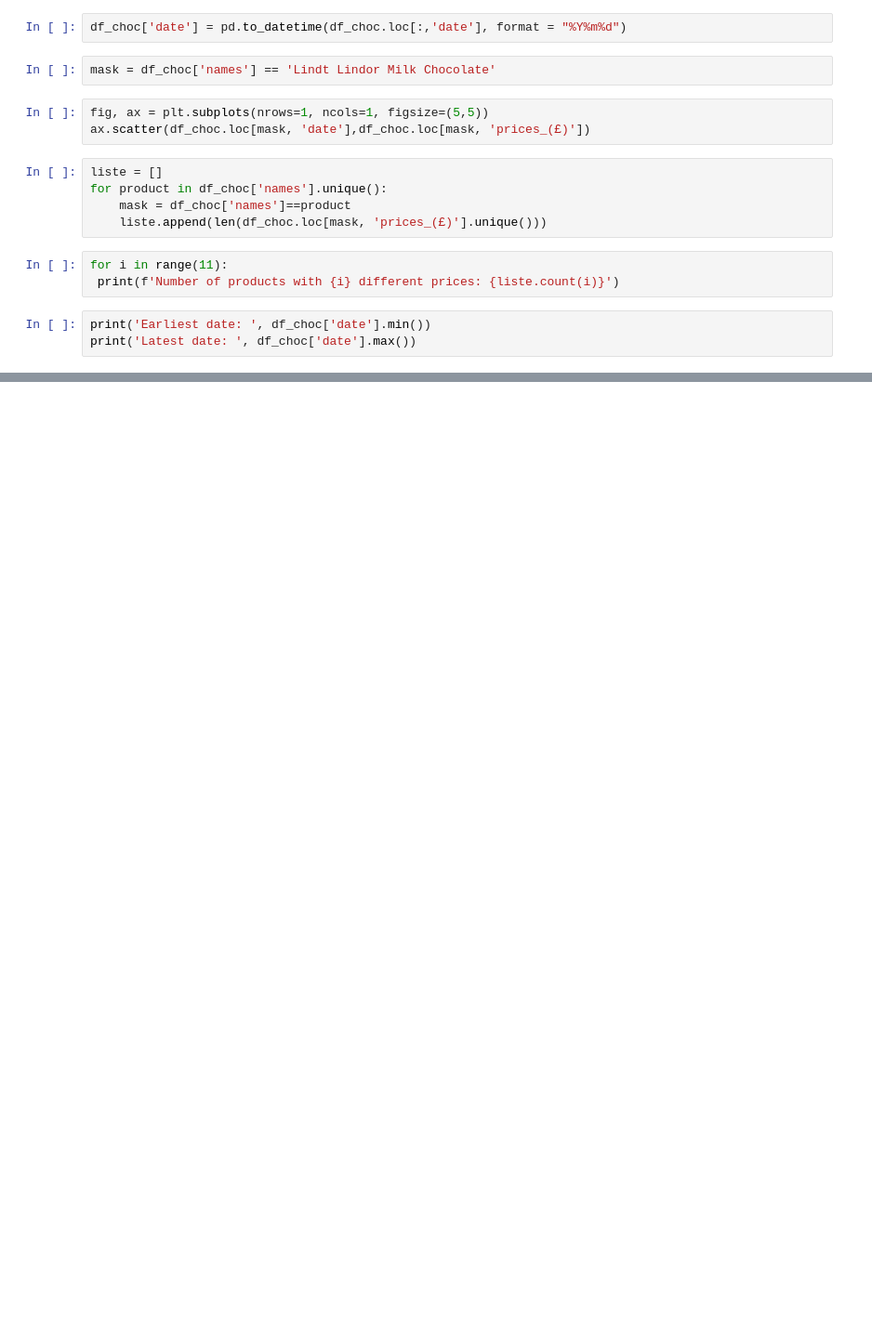
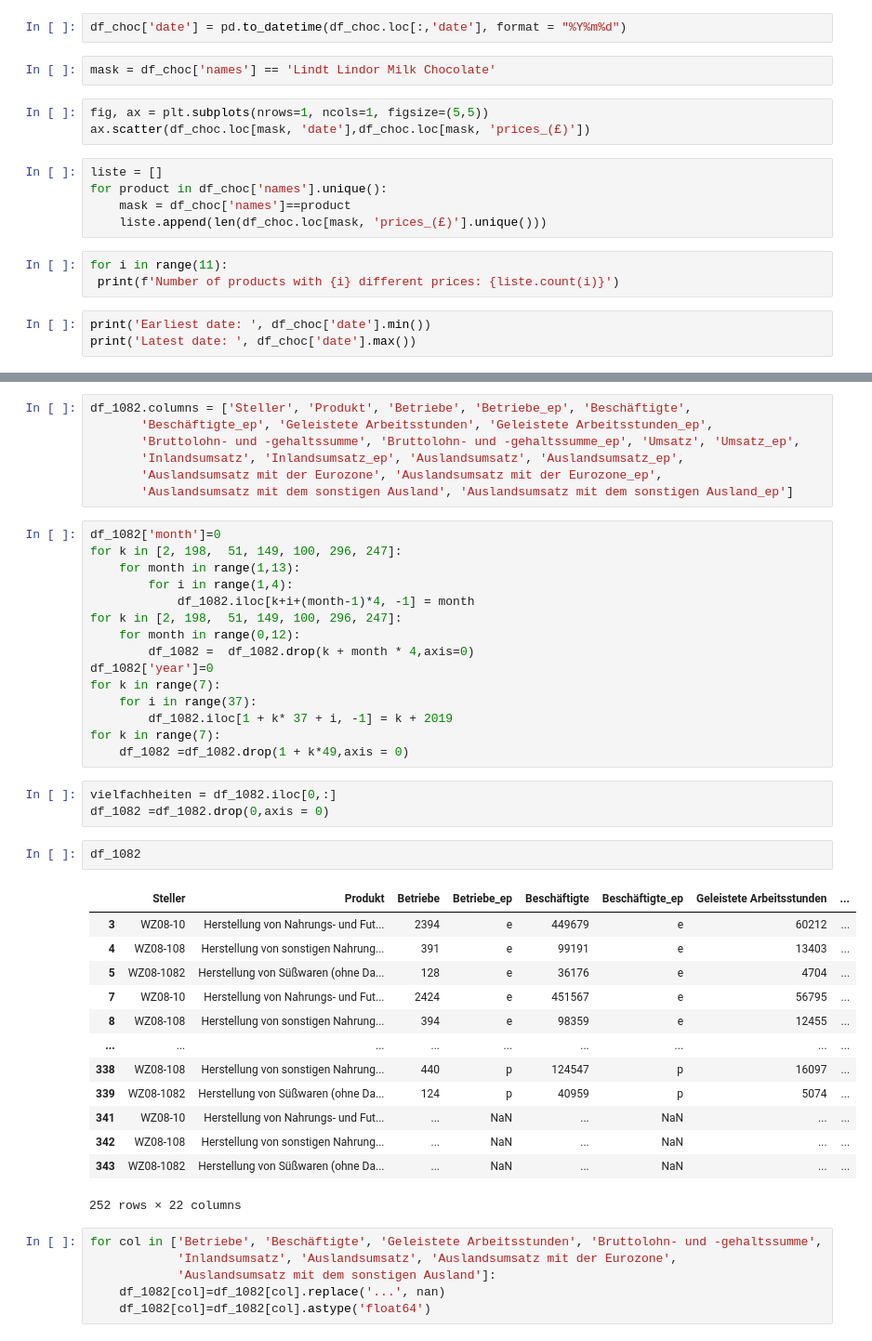
Before and after one commit to salimaabdalla/dpp_projekt_2026, a Jupyter notebook: notebooks/01_exploration.ipynb, the cells around one changed output, grey strips where cells are left out. Shown at 93% size. Drawn from its saved outputs; the diff is of its cells as text; blank space fills up the shorter version.

```diff
--- a/notebooks/01_exploration.ipynb
+++ b/notebooks/01_exploration.ipynb
@@ -72,0 +99,47 @@ print('Latest date: ', df_choc['date'].max())
+# %%
+df_1082.columns = ['Steller', 'Produkt', 'Betriebe', 'Betriebe_ep', 'Beschäftigte',
+       'Beschäftigte_ep', 'Geleistete Arbeitsstunden', 'Geleistete Arbeitsstunden_ep',
+       'Bruttolohn- und -gehaltssumme', 'Bruttolohn- und -gehaltssumme_ep', 'Umsatz', 'Umsatz_ep',
+       'Inlandsumsatz', 'Inlandsumsatz_ep', 'Auslandsumsatz', 'Auslandsumsatz_ep',
+       'Auslandsumsatz mit der Eurozone', 'Auslandsumsatz mit der Eurozone_ep',
+       'Auslandsumsatz mit dem sonstigen Ausland', 'Auslandsumsatz mit dem sonstigen Ausland_ep']
+# %%
+df_1082['month']=0
+for k in [2, 198,  51, 149, 100, 296, 247]:
+    for month in range(1,13):
+        for i in range(1,4):
+            df_1082.iloc[k+i+(month-1)*4, -1] = month
+for k in [2, 198,  51, 149, 100, 296, 247]:
+    for month in range(0,12):
+        df_1082 =  df_1082.drop(k + month * 4,axis=0)
+df_1082['year']=0
+for k in range(7):
+    for i in range(37):
+        df_1082.iloc[1 + k* 37 + i, -1] = k + 2019
+for k in range(7):
+    df_1082 =df_1082.drop(1 + k*49,axis = 0)
+# %%
+vielfachheiten = df_1082.iloc[0,:]
+df_1082 =df_1082.drop(0,axis = 0)
+# %%
+df_1082
+# %% [output]
+|  | Steller | Produkt | Betriebe | Betriebe_ep | Beschäftigte | Beschäftigte_ep | Geleistete Arbeitsstunden | ... |
+| 3 | WZ08-10 | Herstellung von Nahrungs- und Fut... | 2394 | e | 449679 | e | 60212 | ... |
+| 4 | WZ08-108 | Herstellung von sonstigen Nahrung... | 391 | e | 99191 | e | 13403 | ... |
+| 5 | WZ08-1082 | Herstellung von Süßwaren (ohne Da... | 128 | e | 36176 | e | 4704 | ... |
+| 7 | WZ08-10 | Herstellung von Nahrungs- und Fut... | 2424 | e | 451567 | e | 56795 | ... |
+| 8 | WZ08-108 | Herstellung von sonstigen Nahrung... | 394 | e | 98359 | e | 12455 | ... |
+| ... | ... | ... | ... | ... | ... | ... | ... | ... |
+| 338 | WZ08-108 | Herstellung von sonstigen Nahrung... | 440 | p | 124547 | p | 16097 | ... |
+| 339 | WZ08-1082 | Herstellung von Süßwaren (ohne Da... | 124 | p | 40959 | p | 5074 | ... |
+| 341 | WZ08-10 | Herstellung von Nahrungs- und Fut... | ... | NaN | ... | NaN | ... | ... |
+| 342 | WZ08-108 | Herstellung von sonstigen Nahrung... | ... | NaN | ... | NaN | ... | ... |
+| 343 | WZ08-1082 | Herstellung von Süßwaren (ohne Da... | ... | NaN | ... | NaN | ... | ... |
+252 rows × 22 columns
+# %%
+for col in ['Betriebe', 'Beschäftigte', 'Geleistete Arbeitsstunden', 'Bruttolohn- und -gehaltssumme',
+            'Inlandsumsatz', 'Auslandsumsatz', 'Auslandsumsatz mit der Eurozone',
+            'Auslandsumsatz mit dem sonstigen Ausland']:
+    df_1082[col]=df_1082[col].replace('...', nan)
+    df_1082[col]=df_1082[col].astype('float64')
```
Also changed, not shown: parts of 6 cells of this notebook.
